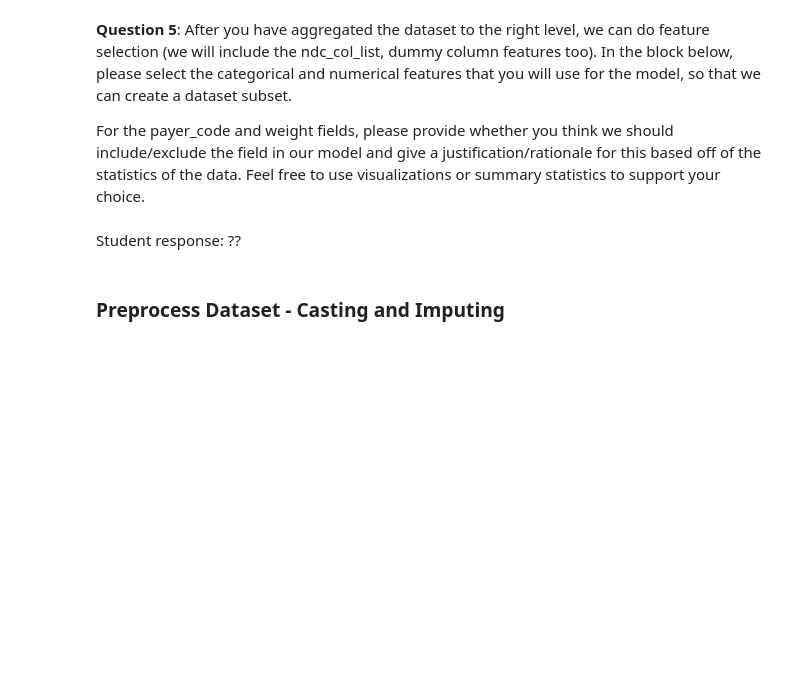
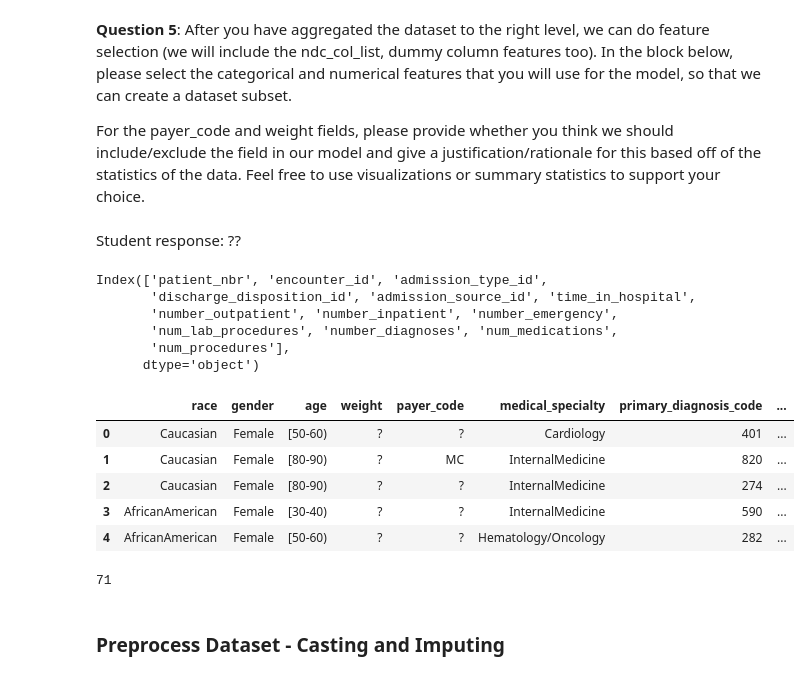
Before and after one commit to G94/ai_for_healthcare, a Jupyter notebook: patient_selection/starter_code/student_project.ipynb, the cells around one changed output. Saved outputs shown, nothing was run; the diff lists cells and outputs as text; code cells hidden in the pictures; blank space fills up the shorter version.

```diff
--- a/patient_selection/starter_code/student_project.ipynb
+++ b/patient_selection/starter_code/student_project.ipynb
@@ -317,6 +317,28 @@ assert len(agg_drug_df) == agg_drug_df['patient_nbr'].nunique() == agg_drug_df['
 For the payer_code and weight fields, please provide whether you think we should include/exclude the field in our model and give a justification/rationale for this based off of the statistics of the data. Feel free to use visualizations or summary statistics to support your choice.
 # %% [markdown]
 Student response: ??
+# %%
+agg_drug_df.select_dtypes(include = ["int64", "float64"]).columns
+# %% [output]
+Index(['patient_nbr', 'encounter_id', 'admission_type_id',
+       'discharge_disposition_id', 'admission_source_id', 'time_in_hospital',
+       'number_outpatient', 'number_inpatient', 'number_emergency',
+       'num_lab_procedures', 'number_diagnoses', 'num_medications',
+       'num_procedures'],
+      dtype='object')
+# %%
+agg_drug_df.select_dtypes(include = ["object"]).head()
+# %% [output]
+|  | race | gender | age | weight | payer_code | medical_specialty | primary_diagnosis_code | ... |
+| 0 | Caucasian | Female | [50-60) | ? | ? | Cardiology | 401 | ... |
+| 1 | Caucasian | Female | [80-90) | ? | MC | InternalMedicine | 820 | ... |
+| 2 | Caucasian | Female | [80-90) | ? | ? | InternalMedicine | 274 | ... |
+| 3 | AfricanAmerican | Female | [30-40) | ? | ? | InternalMedicine | 590 | ... |
+| 4 | AfricanAmerican | Female | [50-60) | ? | ? | Hematology/Oncology | 282 | ... |
+# %%
+agg_drug_df.medical_specialty.nunique()
+# %% [output]
+71
 # %%
 '''
 Please update the list to include the features you think are appropriate for the model
```
Also changed, not shown: parts of 4 cells of this notebook.
